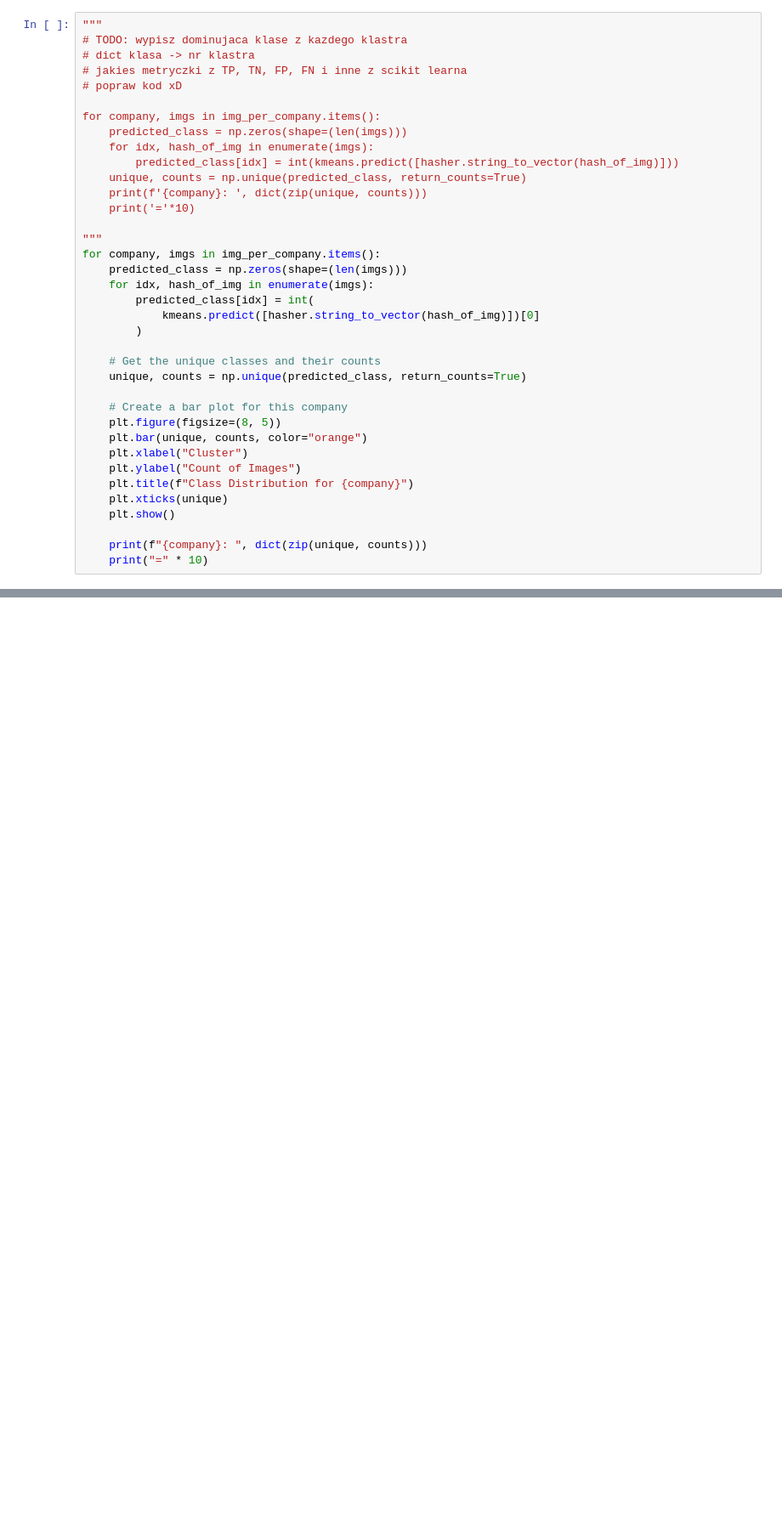
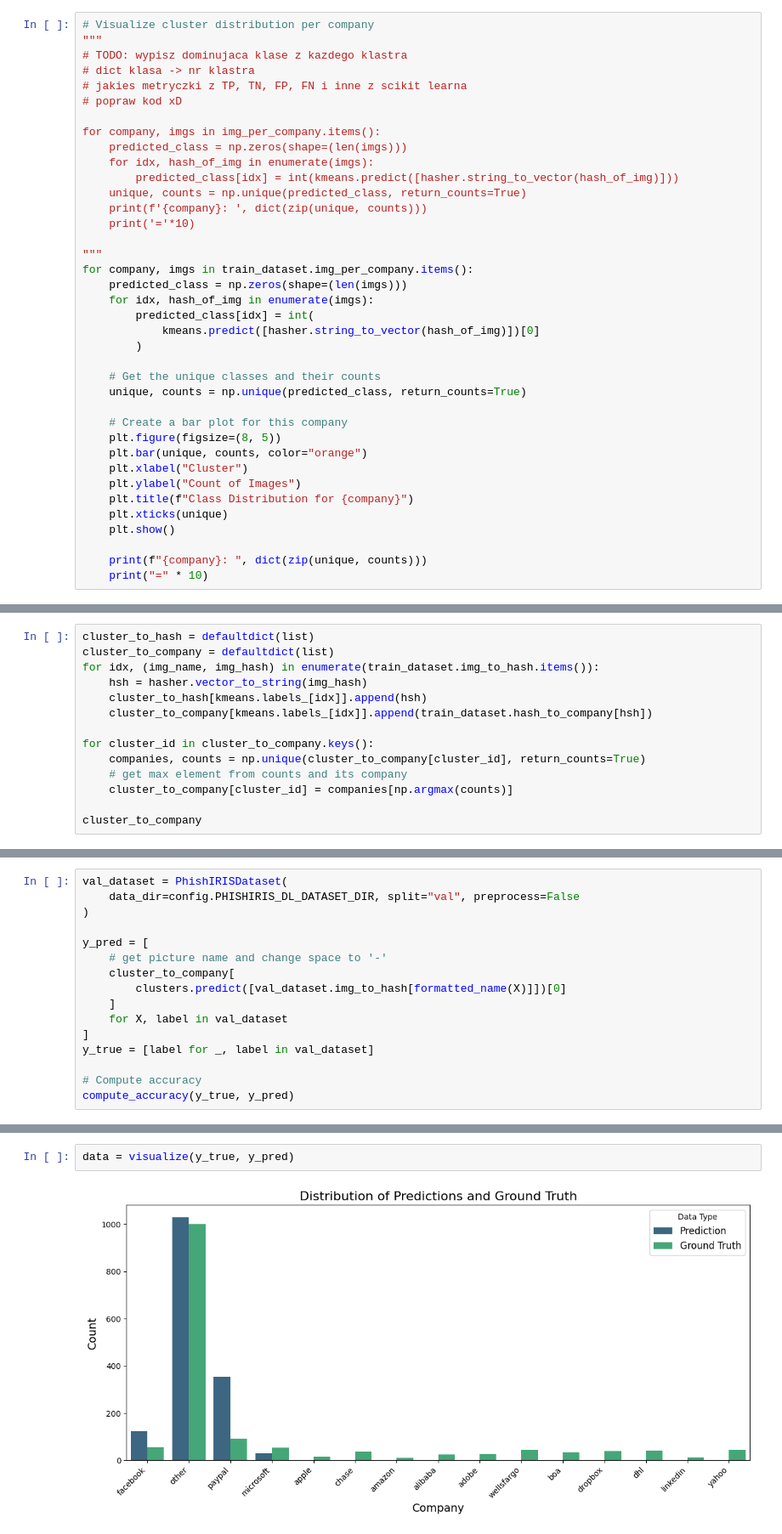
Before and after one commit to Percival33/phish-target-recognition, a Jupyter notebook: notebooks/001-phash-kmeans-forced.ipynb, the cells around one changed output, grey strips where cells are left out. Shown at 85% size. Cells and saved outputs as stored; diff of their text form; blank space fills up the shorter version.

```diff
--- a/notebooks/001-phash-kmeans-forced.ipynb
+++ b/notebooks/001-phash-kmeans-forced.ipynb
@@ -74,4 +31,5 @@ clusters.labels_[2], hash_to_img[hasher.vector_to_string(list(img_to_hash.values
 # %%
+# Visualize cluster distribution per company
 """
 # TODO: wypisz dominujaca klase z kazdego klastra
 # dict klasa -> nr klastra
@@ -87,7 +45,7 @@ for company, imgs in img_per_company.items():
     print('='*10)
 
 """
-for company, imgs in img_per_company.items():
+for company, imgs in train_dataset.img_per_company.items():
     predicted_class = np.zeros(shape=(len(imgs)))
     for idx, hash_of_img in enumerate(imgs):
         predicted_class[idx] = int(
@@ -189,0 +116,14 @@ plt.show()
+# %%
+cluster_to_hash = defaultdict(list)
+cluster_to_company = defaultdict(list)
+for idx, (img_name, img_hash) in enumerate(train_dataset.img_to_hash.items()):
+    hsh = hasher.vector_to_string(img_hash)
+    cluster_to_hash[kmeans.labels_[idx]].append(hsh)
+    cluster_to_company[kmeans.labels_[idx]].append(train_dataset.hash_to_company[hsh])
+
+for cluster_id in cluster_to_company.keys():
+    companies, counts = np.unique(cluster_to_company[cluster_id], return_counts=True)
+    # get max element from counts and its company
+    cluster_to_company[cluster_id] = companies[np.argmax(counts)]
+
+cluster_to_company
@@ -189,0 +147,16 @@ plt.show()
+# %%
+val_dataset = PhishIRISDataset(
+    data_dir=config.PHISHIRIS_DL_DATASET_DIR, split="val", preprocess=False
+)
+
+y_pred = [
+    # get picture name and change space to '-'
+    cluster_to_company[
+        clusters.predict([val_dataset.img_to_hash[formatted_name(X)]])[0]
+    ]
+    for X, label in val_dataset
+]
+y_true = [label for _, label in val_dataset]
+
+# Compute accuracy
+compute_accuracy(y_true, y_pred)
@@ -189,0 +194,4 @@ plt.show()
+# %%
+data = visualize(y_true, y_pred)
+# %% [output]
+[figure, added]
```
Also changed, not shown: parts of 18 cells of this notebook, 15 other files.
